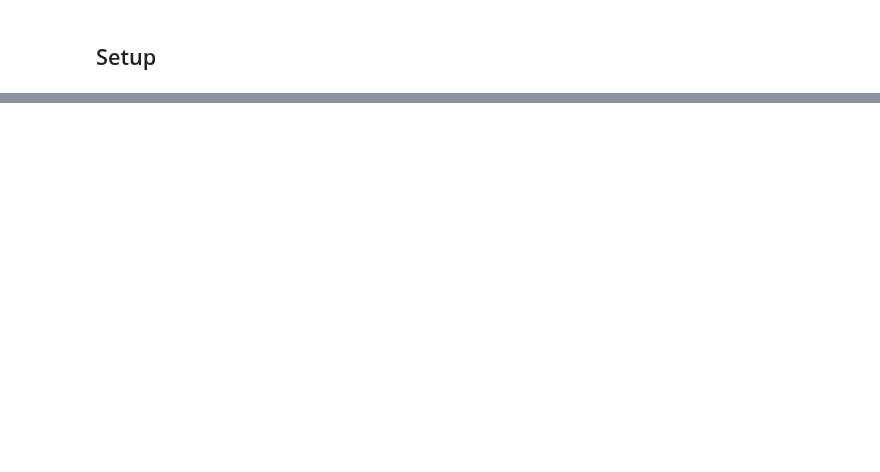
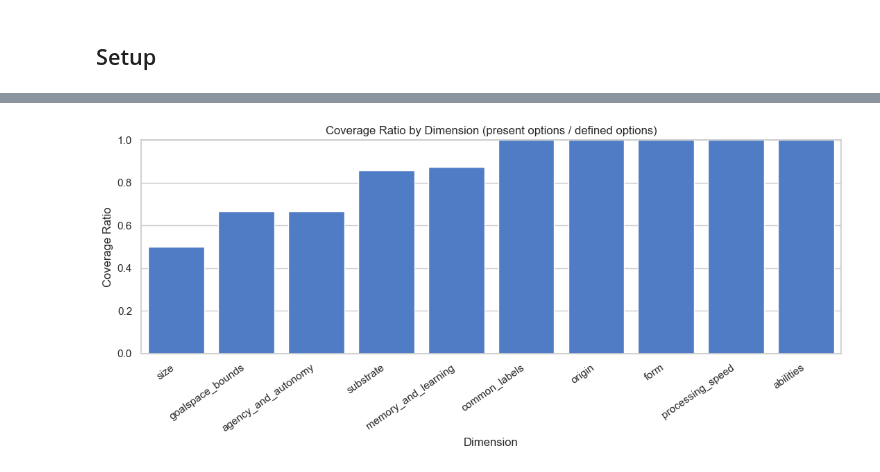
Before and after one commit to diverse-cognitive-systems-group/dcs-simulation-engine, a Jupyter notebook: analysis_notebooks/character-coverage-analysis.ipynb, the cells around one changed output, grey strips where cells are left out. Cells and saved outputs as stored; diff of their text form; code cells hidden in the pictures; blank space fills up the shorter version.

Commit message:
updates to coverage analysis nb

```diff
--- a/analysis_notebooks/character-coverage-analysis.ipynb
+++ b/analysis_notebooks/character-coverage-analysis.ipynb
@@ -84,0 +444,26 @@ df
+# %%
+# Coverage summary: how many options are represented per dimension?
+coverage_rows = []
+for dim_name, dim_meta in dimensions.items():
+    allowed = set(dim_meta["options"])
+    present = set(
+        assignments_df.loc[
+            (assignments_df["dimension"] == dim_name)
+            & (assignments_df["value"].isin(allowed)),
+            "value",
+        ]
+    )
+    missing = sorted(allowed - present)
+
+    coverage_rows.append(
+        {
+            "dimension": dim_name,
+            "n_options_defined": len(allowed),
+            "n_options_present": len(present),
+            "coverage_ratio": len(present) / len(allowed) if allowed else 0.0,
+            "missing_options": missing,
+        }
+    )
+
+coverage_df = pd.DataFrame(coverage_rows).sort_values("coverage_ratio")
+coverage_df
@@ -84,0 +482,13 @@ df
+# %%
+# Visual 1: per-dimension option coverage ratio
+plt.figure(figsize=(11, 5))
+ax = sns.barplot(data=coverage_df, x="dimension", y="coverage_ratio", color="#3c78d8")
+ax.set_ylim(0, 1)
+ax.set_title("Coverage Ratio by Dimension (present options / defined options)")
+ax.set_xlabel("Dimension")
+ax.set_ylabel("Coverage Ratio")
+plt.xticks(rotation=35, ha="right")
+plt.tight_layout()
+plt.show()
+# %% [output]
+[figure, added]
```
Also changed, not shown: parts of 18 cells of this notebook.
